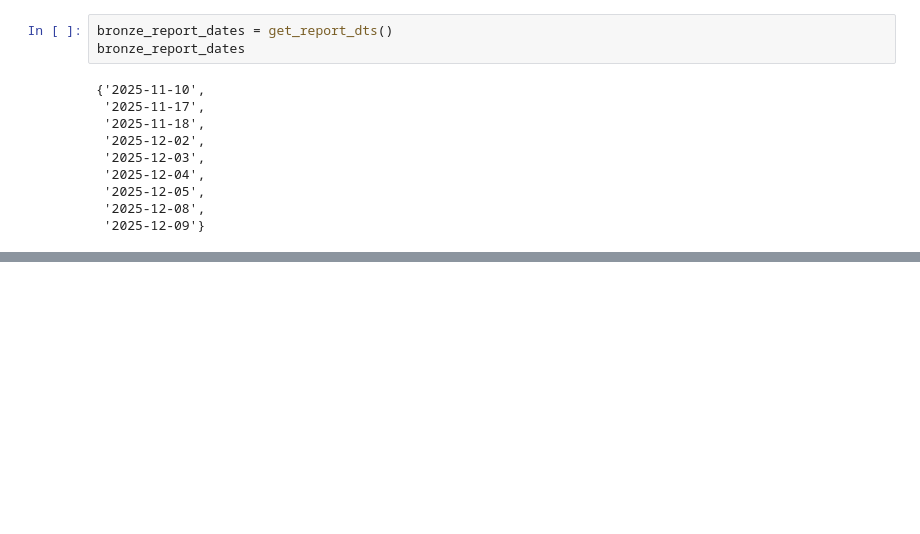
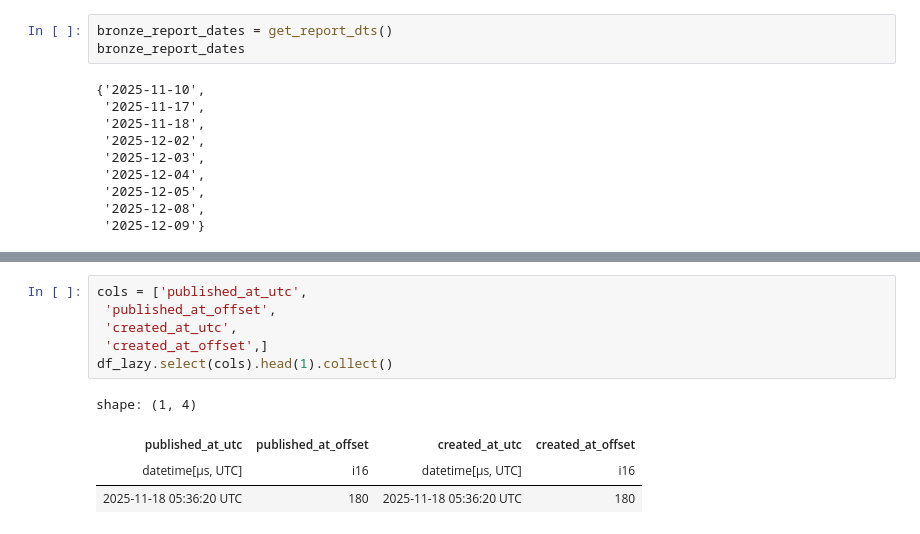
Before and after one commit to lusm554/skill-lens, a Jupyter notebook: airflow/check_bronze_hh_loader_v3.ipynb, the cells around one changed output, grey strips where cells are left out. Saved outputs shown, nothing was run; the diff lists cells and outputs as text; blank space fills up the shorter version.

Commit message:
add dedup by vacancy id and converter schema dates to utc + own column for timezone offset

```diff
--- a/airflow/check_bronze_hh_loader_v3.ipynb
+++ b/airflow/check_bronze_hh_loader_v3.ipynb
@@ -683,0 +731,11 @@ for report_dt in bronze_report_dates:
+# %%
+cols = ['published_at_utc',
+ 'published_at_offset',
+ 'created_at_utc',
+ 'created_at_offset',]
+df_lazy.select(cols).head(1).collect()
+# %% [output]
+shape: (1, 4)
+| published_at_utc | published_at_offset | created_at_utc | created_at_offset |
+| datetime[μs, UTC] | i16 | datetime[μs, UTC] | i16 |
+| 2025-11-18 05:36:20 UTC | 180 | 2025-11-18 05:36:20 UTC | 180 |
```
Also changed, not shown: parts of 4 cells of this notebook, 1 other file.
